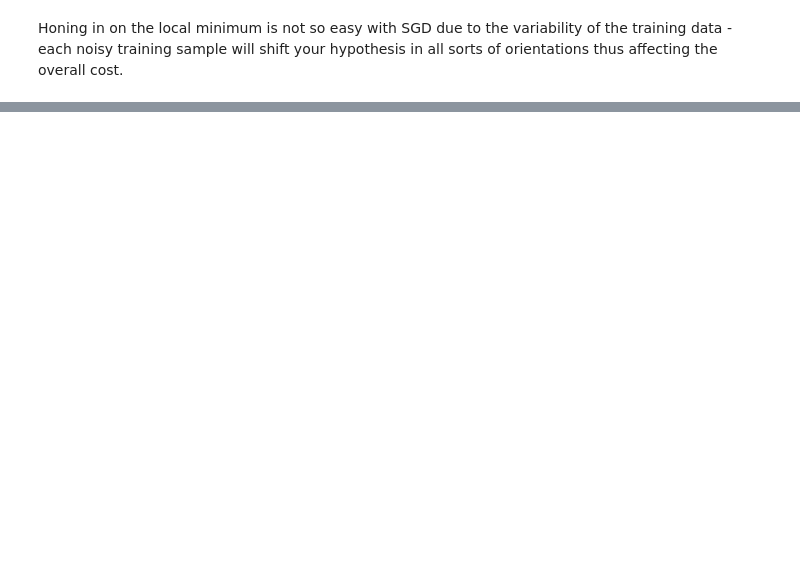
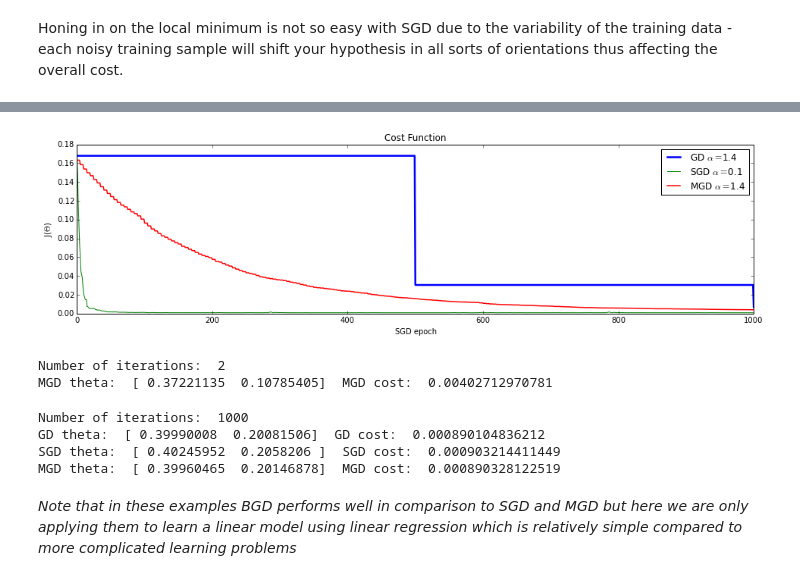
Before and after one commit to brett-hosking/ML_Examples, a Jupyter notebook: Notebooks/Linear_Regression_Optimisation.ipynb, the cells around one changed output, grey strips where cells are left out. Drawn from its saved outputs; the diff is of its cells as text; code cells hidden in the pictures; blank space fills up the shorter version.

Commit message:
added mini-batch example

```diff
--- a/Notebooks/Linear_Regression_Optimisation.ipynb
+++ b/Notebooks/Linear_Regression_Optimisation.ipynb
@@ -228,0 +269,61 @@ Honing in on the local minimum is not so easy with SGD due to the variability of
+# %%
+# learning rates
+alpha_MGD = 1.4
+# No. iterations for Gradient Descent
+iterations = 2
+
+fig = plt.figure(figsize=(16, 4),facecolor='w', edgecolor='k')
+
+# Initialise theta vector
+theta_MGD = np.array(np.zeros(2))
+
+# Run Gradient Descent
+theta_MGD,Jhist_MGD = MGD_hist(X,y_data,theta_MGD,alpha_MGD,iterations,m, 100) # additional number of batches parameter
+plt.plot(xrange(Jhist.size), Jhist, linewidth=2.5, label="".join(("GD $ \\alpha=$", str(alpha) )) )
+plt.plot(xrange(Jhist_SGD.size), Jhist_SGD, linewidth=1, label="".join(("SGD $ \\alpha=$", str(alpha_SGD) )) )
+plt.plot(xrange(Jhist_MGD.size), Jhist_MGD, linewidth=1.5, label="".join(("MGD $ \\alpha=$", str(alpha_MGD) )) )
+
+plt.title("Cost Function")
+plt.xlabel('SGD epoch')
+plt.ylabel('J($\Theta$)')
+plt.legend()
+plt.ylim((0,0.18))
+plt.xlim((0,iterations*m))
+
+plt.show()
+# %% [output]
+[figure, added]
+# %%
+cost_MGD = Cost(X,theta_MGD,m,y_data)
+print "Number of iterations: ", iterations
+print "MGD theta: ", theta_MGD, " MGD cost: ", cost_MGD
+# %% [output]
+Number of iterations:  2
+MGD theta:  [ 0.37221135  0.10785405]  MGD cost:  0.00402712970781
+# %%
+iterations = 1000
+alpha = 1.4
+alpha_SGD = 0.1
+alpha_MGD = 2.0
+# Initialise theta vector
+theta_SGD = np.array(np.zeros(2))
+theta     = np.array(np.zeros(2))
+# Run Gradient Descent
+theta_SGD,Jhist_SGD = SGD_hist(X,y_data,theta_SGD,alpha_SGD,iterations,m)
+theta,Jhist         = GradientDescent_hist(X,y_data,theta,alpha,iterations,m)
+theta_MGD,Jhist_MGD = MGD_hist(X,y_data,theta_MGD,alpha_MGD,iterations,m, 10) # additional number of batches parameter
+
+cost = Cost(X,theta,m,y_data)
+cost_SGD = Cost(X,theta_SGD,m,y_data)
+cost_MGD = Cost(X,theta_MGD,m,y_data)
+print "Number of iterations: ", iterations
+print "GD theta: ", theta, " GD cost: ", cost
+print "SGD theta: ", theta_SGD, " SGD cost: ", cost_SGD
+print "MGD theta: ", theta_MGD, " MGD cost: ", cost_MGD
+# %% [output]
+Number of iterations:  1000
+GD theta:  [ 0.39990008  0.20081506]  GD cost:  0.000890104836212
+SGD theta:  [ 0.40245952  0.2058206 ]  SGD cost:  0.000903214411449
+MGD theta:  [ 0.39960465  0.20146878]  MGD cost:  0.000890328122519
+# %% [markdown]
+*Note that in these examples BGD performs well in comparison to SGD and MGD but here we are only applying them to learn a linear model using linear regression which is relatively simple compared to more complicated learning problems*
```
Also changed, not shown: parts of 9 cells of this notebook.
